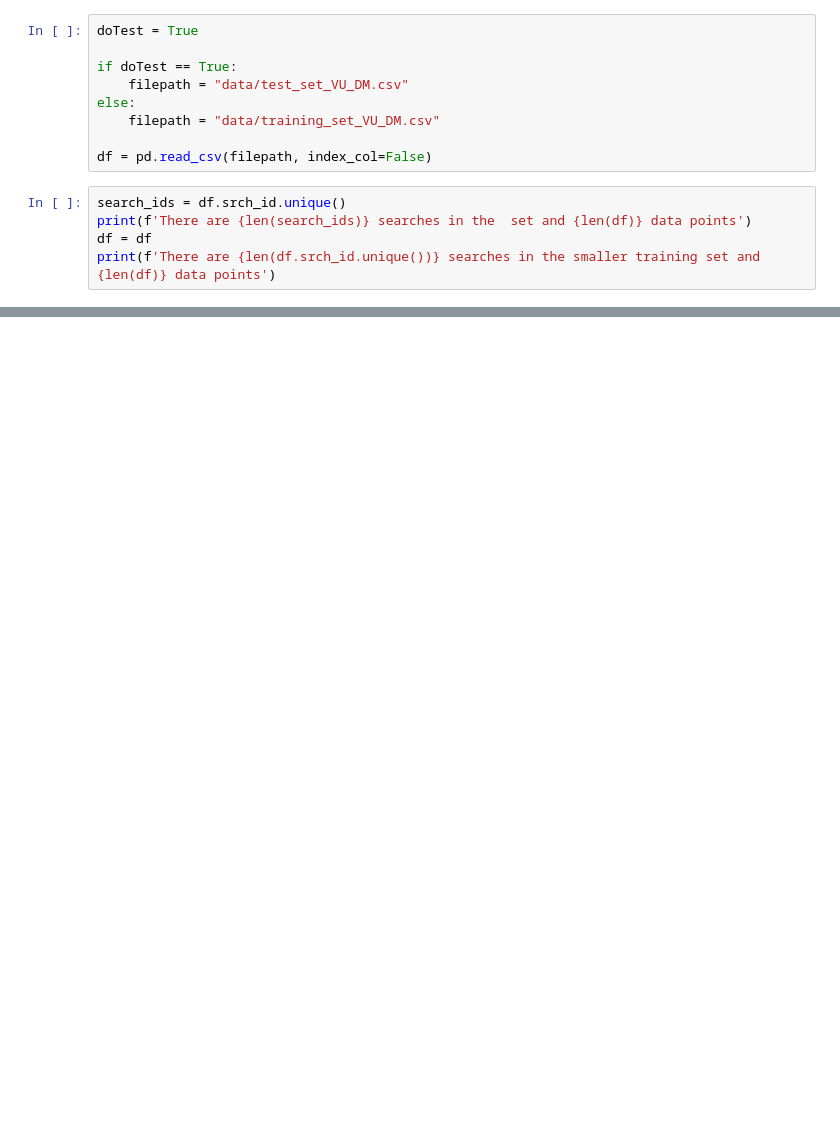
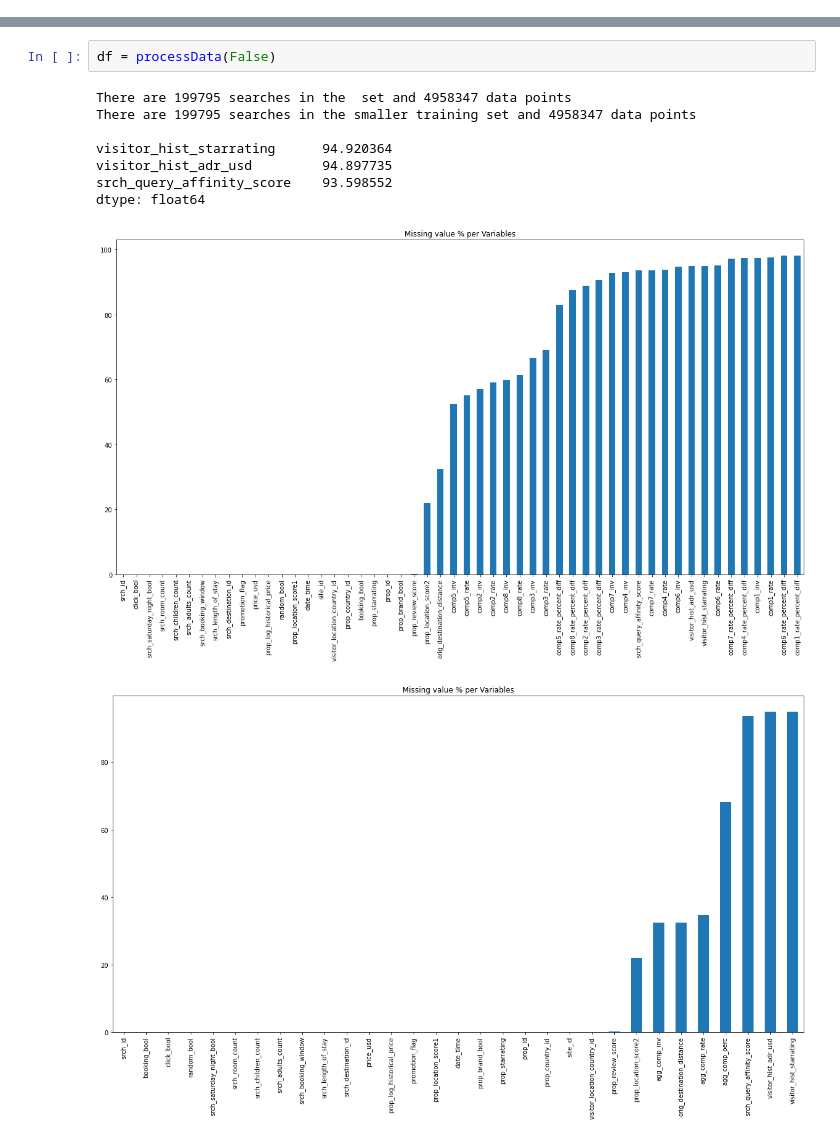
Before and after one commit to susymaijer/DMT, a Jupyter notebook: Preprocess.ipynb, the cells around one changed output, grey strips where cells are left out. Cells and saved outputs as stored; diff of their text form; blank space fills up the shorter version.

```diff
--- a/Preprocess.ipynb
+++ b/Preprocess.ipynb
@@ -20,14 +9,0 @@ TODO things to try:
-# %%
-doTest = True
-
-if doTest == True:
-    filepath = "data/test_set_VU_DM.csv"
-else:
-    filepath = "data/training_set_VU_DM.csv"
-
-df = pd.read_csv(filepath, index_col=False)
-# %%
-search_ids = df.srch_id.unique()
-print(f'There are {len(search_ids)} searches in the  set and {len(df)} data points')
-df = df
-print(f'There are {len(df.srch_id.unique())} searches in the smaller training set and {len(df)} data points')
@@ -151,0 +181,12 @@ else:
+# %%
+df = processData(False)
+# %% [output]
+There are 199795 searches in the  set and 4958347 data points
+There are 199795 searches in the smaller training set and 4958347 data points
+
+visitor_hist_starrating      94.920364
+visitor_hist_adr_usd         94.897735
+srch_query_affinity_score    93.598552
+dtype: float64
+[figure, added]
+[figure, added]
```
Also changed, not shown: parts of 28 cells of this notebook, 2 other files.
